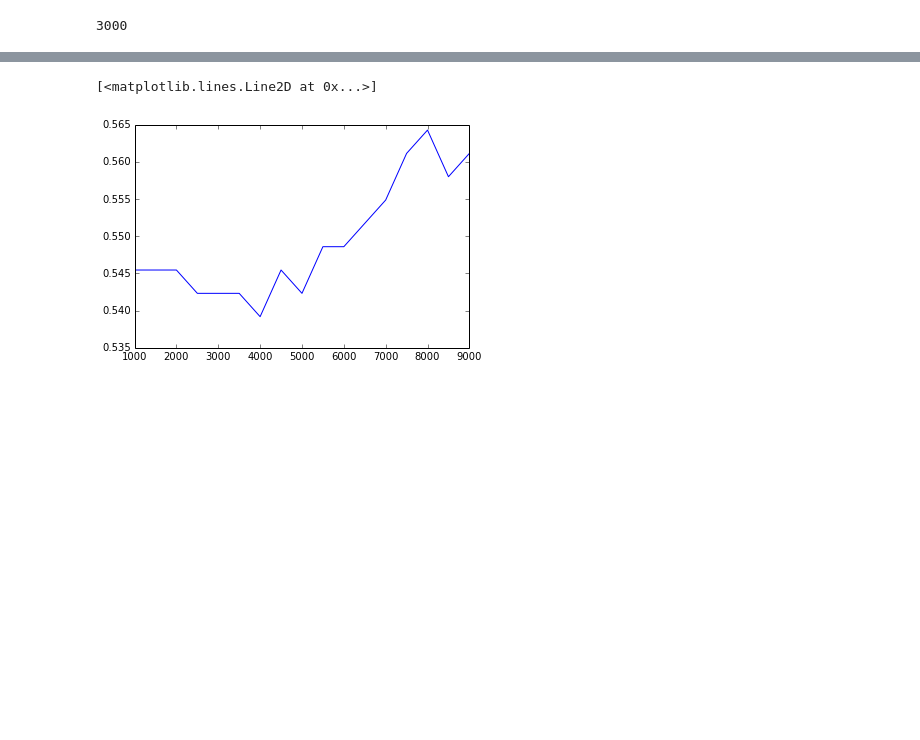
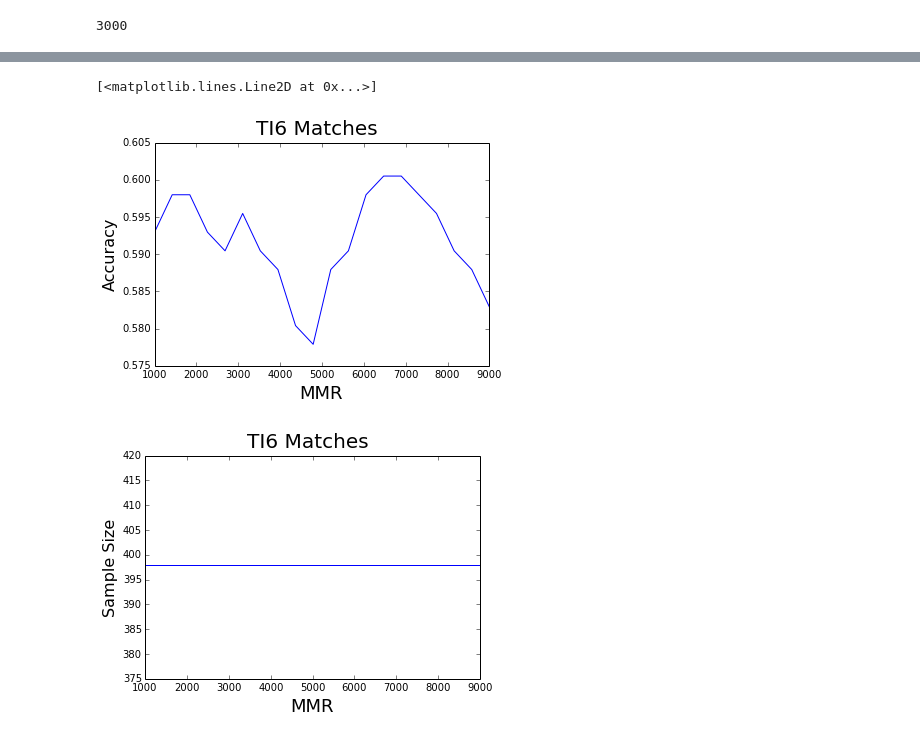
Before and after one commit to growthHyo/dotadrafter, a Jupyter notebook: test_accuracy.ipynb, the cells around one changed output, grey strips where cells are left out. Saved outputs shown, nothing was run; the diff lists cells and outputs as text; code cells hidden in the pictures; blank space fills up the shorter version.

```diff
--- a/test_accuracy.ipynb
+++ b/test_accuracy.ipynb
@@ -15,7 +15,7 @@ sleep_time = 7
 
 drafter = DotoAnn()
 
-leagues = ['4479']
+leagues = ['4664']
 
 i = 0
 errors = 0
@@ -130,8 +130,9 @@ with open('data/league_matches.pickle','rb') as f:
 print(len(matches_bulk))
 
 drafter = DotoAnn()
+samples = []
 
-def check_accuracy(mmr):
+def check_accuracy_for_mmr(mmr):
     ys = []
     for x in mmr:
         avg_certainty = 0
@@ -159,12 +160,14 @@ def check_accuracy(mmr):
                 correct_preds += np.argmax(m) == np.argmax(batch_ys[i])
                 i2+=1
         print("Accuracy", correct_preds/i2)
-        print("Sample", i2)
+        #print("Sample", i2)
         print("Avg Certainty", avg_certainty/i2 + 0.5)
+        samples.append(i2)
         ys.append(correct_preds/i2)
     return ys
 
 
 x = [1000,1500,2000,2500,3000,3500,4000,4500,5000,5500,6000,6500,7000,7500,8000,8500,9000]
-y = check_accuracy(x)
+x = np.linspace(1000, 9000, num=20)
+y = check_accuracy_for_mmr(x)
 # %% [output]
@@ -195,8 +194,19 @@ Avg Certainty 0.61760567602
-# %%
-import matplotlib.pyplot as plt
-%matplotlib inline
-
-plt.plot(x,y)
-# %% [output]
-[<matplotlib.lines.Line2D at 0x...>]
-[figure, removed]
+# %%
+import matplotlib.pyplot as plt
+%matplotlib inline
+
+fig = plt.figure()
+fig.suptitle('TI6 Matches', fontsize=20)
+plt.xlabel('MMR', fontsize=18)
+plt.ylabel('Accuracy', fontsize=16)
+plt.plot(x,y)
+
+fig = plt.figure()
+fig.suptitle('TI6 Matches', fontsize=20)
+plt.xlabel('MMR', fontsize=18)
+plt.ylabel('Sample Size', fontsize=16)
+plt.plot(x,samples)
+# %% [output]
+[<matplotlib.lines.Line2D at 0x...>]
+[figure, added]
+[figure, added]
```
Also changed, not shown: parts of 3 cells of this notebook, 7 other files.
